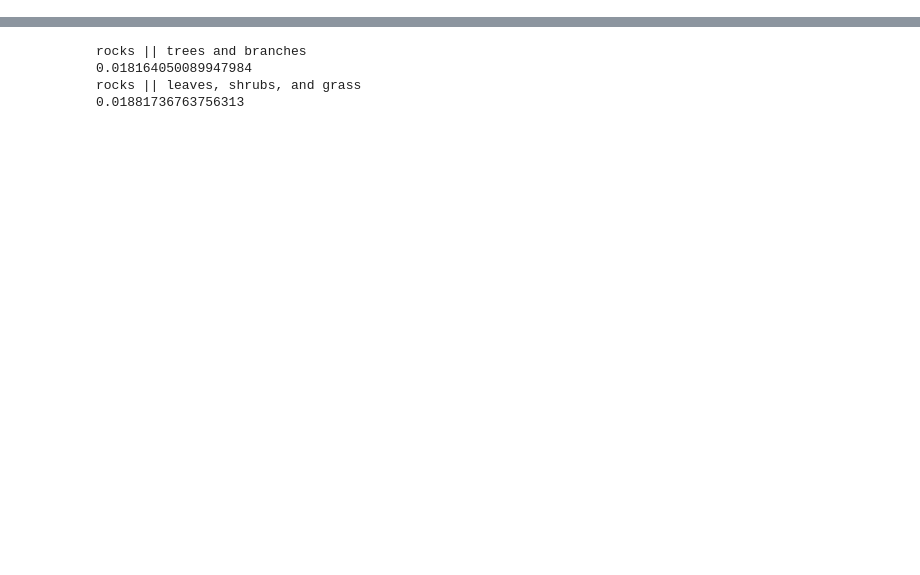
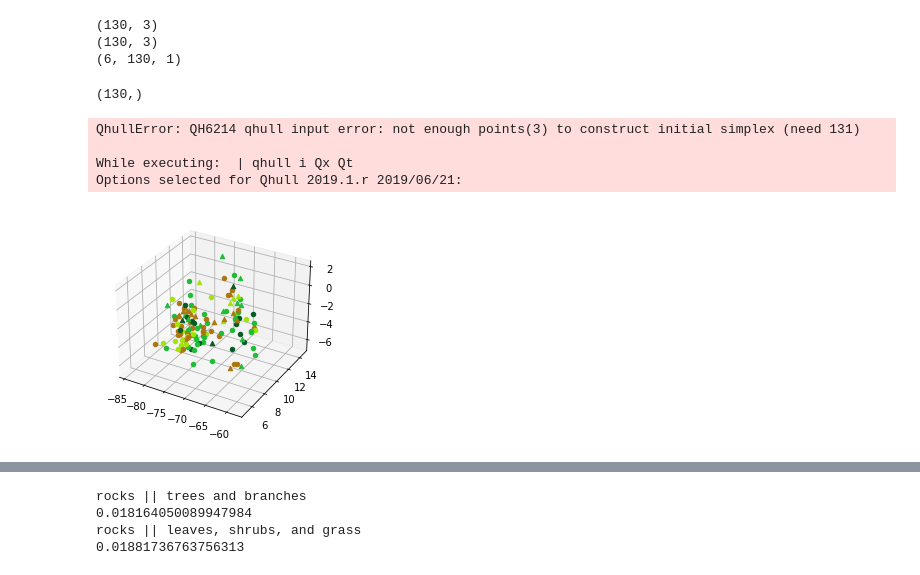
Before and after one commit to jerrys7/lizard-env-traits, a Jupyter notebook: Preprocessing.ipynb, the cells around one changed output, grey strips where cells are left out. Drawn from its saved outputs; the diff is of its cells as text; code cells hidden in the pictures; blank space fills up the shorter version.

```diff
--- a/Preprocessing.ipynb
+++ b/Preprocessing.ipynb
@@ -252,0 +136,16 @@ for x in arrays:
+# %%
+eigenvectors = pca.components_.T
+without_last
+proj = np.dot(without_last, eigenvectors)
+evaluation_vectors = []
+for i in range(11, 17):
+    last = B[:, i:i+1]
+    evaluation_vectors.append(last)
+# print(np.shape(last))
+print(proj.shape)
+print(np.shape(proj))
+print(np.shape(evaluation_vectors))
+# %% [output]
+(130, 3)
+(130, 3)
+(6, 130, 1)
@@ -252,0 +154,64 @@ for x in arrays:
+# %%
+colors_array = ['#ad760e', '#a2e408', '#1fbc35', '#055a25', '#055a25']
+# %%
+characters = []
+markers = ['o', '^']
+for x in sex:
+    if x == 1:
+        characters.append(markers[0])
+    else:
+        characters.append(markers[1])
+# %%
+color_vectors = []
+veg_color_vector = [int(color * 100 //25) for color in evaluation_vectors[0]]
+color_vectors.append(veg_color_vector)
+# %%
+import numpy as np
+import matplotlib.pyplot as plt
+from mpl_toolkits.mplot3d import Axes3D
+import scipy.spatial as sp
+
+# Generate random 3D data
+points = (proj[:, 0], proj[:, 1], proj[:, 2])
+# Compute the convex hull of the data
+hull = sp.ConvexHull(points)
+
+# Create a 3D figure and axis object
+fig = plt.figure()
+ax = fig.add_subplot(111, projection='3d')
+
+# Plot the 3D scatterplot of the points
+ax.scatter(points[:,0], points[:,1], points[:,2], c='b', marker='o')
+
+# Plot the convex hull as a surface
+for simplex in hull.simplices:
+    poly = plt.Polygon(points[simplex], alpha=0.2)
+    ax.add_patch(poly)
+
+# Set the labels of the axes
+ax.set_xlabel('X axis')
+ax.set_ylabel('Y axis')
+ax.set_zlabel('Z axis')
+
+# Show the plot
+plt.show()
+# %% [output]
+(130,)
+QhullError: QH6214 qhull input error: not enough points(3) to construct initial simplex (need 131)
+
+While executing:  | qhull i Qx Qt
+Options selected for Qhull 2019.1.r 2019/06/21:
+# %%
+from mpl_toolkits.mplot3d import Axes3D
+fig = plt.figure()
+ax = fig.add_subplot(111, projection='3d')
+
+# Create the scatterplot
+for oh, color, char in zip(proj, color_vectors[0], characters):
+        # plt.title(strings[int(color)])
+        rep = 0
+        if char == '^':
+                rep = 1
+        ax.scatter(xs=oh[0], ys=oh[1], zs=oh[2], c=colors_array[color], marker=char)
+# %% [output]
+[figure, added]
```
Also changed, not shown: parts of 44 cells of this notebook, 2 other files.
